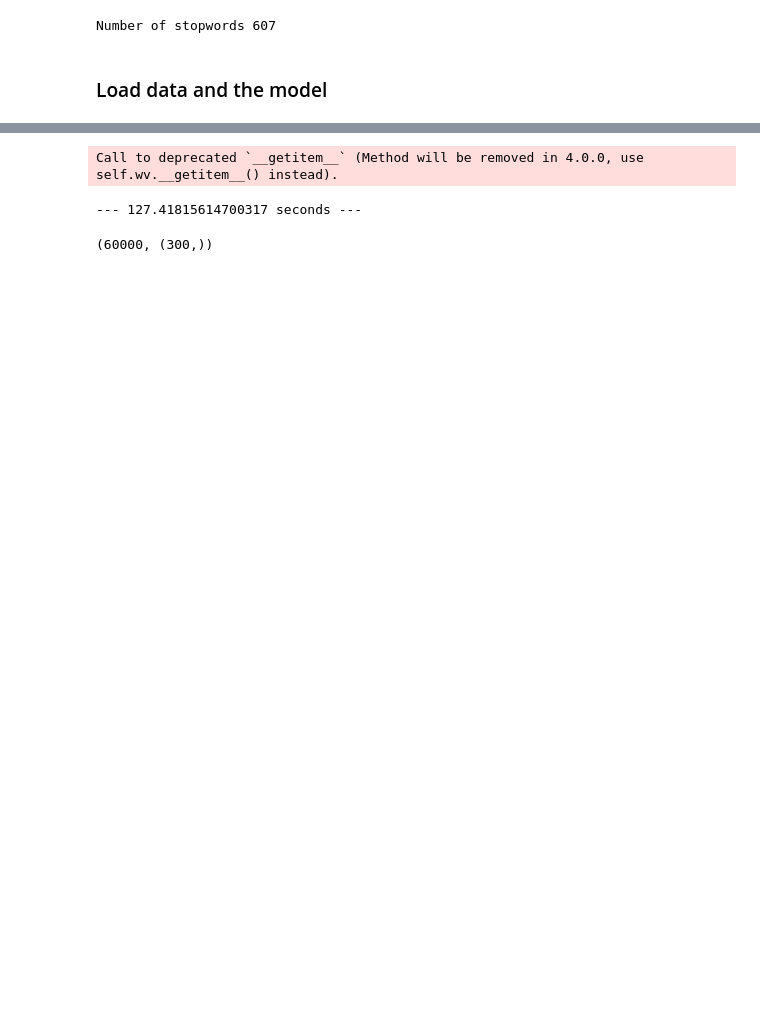
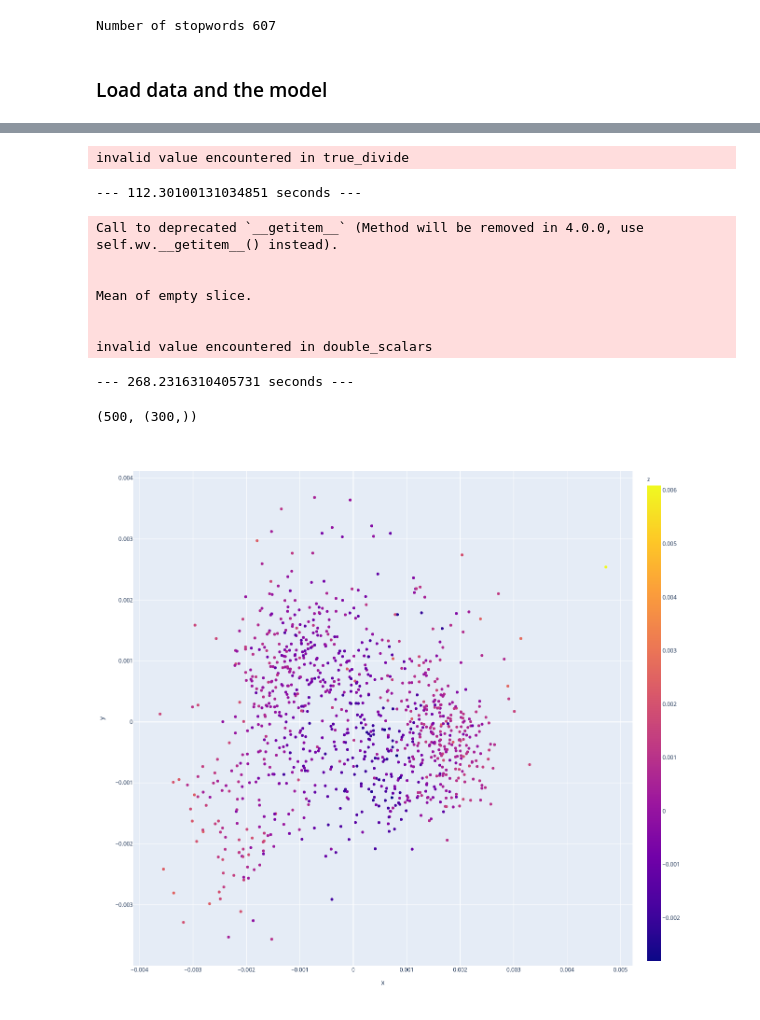
Before and after one commit to spring-media/ci-topic-thunder, a Jupyter notebook: word_vectors.ipynb, the cells around one changed output, grey strips where cells are left out. Cells and saved outputs as stored; diff of their text form; code cells hidden in the pictures; blank space fills up the shorter version.

```diff
--- a/word_vectors.ipynb
+++ b/word_vectors.ipynb
@@ -57,6 +68,10 @@ False
 start_time = time.time()
 
 fb_model.build_vocab(tokenized_texts, update=True)
-fb_model.train(sentences=tokenized_texts, total_examples=len(tokenized_texts), epochs=7)
+fb_model.train(sentences=tokenized_texts, total_examples=len(tokenized_texts), epochs=15)
 print("--- %s seconds ---" % (time.time() - start_time))
+
+
+#fname = get_tmpfile("fasttext.model")
+#fb_model.save(fname)
 # %% [output]
@@ -84,17 +131,39 @@ sentences_from_text[5]
+# %%
+#sentences_from_text = [ utils.get_sentences_from_text(txt) for txt in pdf]
+#sentences_from_text[5]
+#get_sif_feature_vec(pdf[0])
+
+start_time = time.time()
+
+vectors = []
+for text in pdf:
+    vectors.append(get_sif_feature_vec(text))
+print("--- %s seconds ---" % (time.time() - start_time))
+# %% [output]
+invalid value encountered in true_divide
+--- 112.30100131034851 seconds ---
 # %%
 start_time = time.time()
 
-vectors = []
-for sentences in sentences_from_text:
-    ve=[]
-    for sen in sentences:
-        ve.append(np.array(fb_model[sen]))
-    vectors.append(np.mean(ve,axis=0))
-print("--- %s seconds ---" % (time.time() - start_time))
+#sentences_from_text = [ utils.get_sentences_from_text(txt) for txt in pdf]
+
+#vectors = []
+#for sentences in sentences_from_text:
+#    ve=[]
+#    for sen in sentences:
+#        ve.append(np.array(fb_model[sen]))
+#    vectors.append(np.mean(ve,axis=0))
+#print("--- %s seconds ---" % (time.time() - start_time))
 # %% [output]
 Call to deprecated `__getitem__` (Method will be removed in 4.0.0, use self.wv.__getitem__() instead).
+
+
+Mean of empty slice.
+
+
+invalid value encountered in double_scalars
---- 127.41815614700317 seconds ---
+--- 268.2316310405731 seconds ---
 # %%
-len(vectors),vectors[0].shape
+len(vectors[:500]),vectors[0].shape
 # %% [output]
-(60000, (300,))
+(500, (300,))
@@ -101,5 +172,11 @@ len(vectors),vectors[0].shape
 # %%
-p = pca.fit_transform(vectors)
+p = pca.fit_transform(np.array(vectors[:1000]))
 p = pd.DataFrame(p,columns=["x",'y','z'])
-p['headline'] = df.head(TOP_N_ARTICLES)["headline"].values
+p['headline'] = df.head(1000)["headline"].values
+fig = px.scatter(p, x="x", y="y",hover_name="headline", color = "z", size_max=60)
+fig.update_layout(
+     height=1200)
+fig.show()
+# %% [output]
+[figure, added]
 # %%
```
Also changed, not shown: parts of 13 cells of this notebook, 1 other file.
